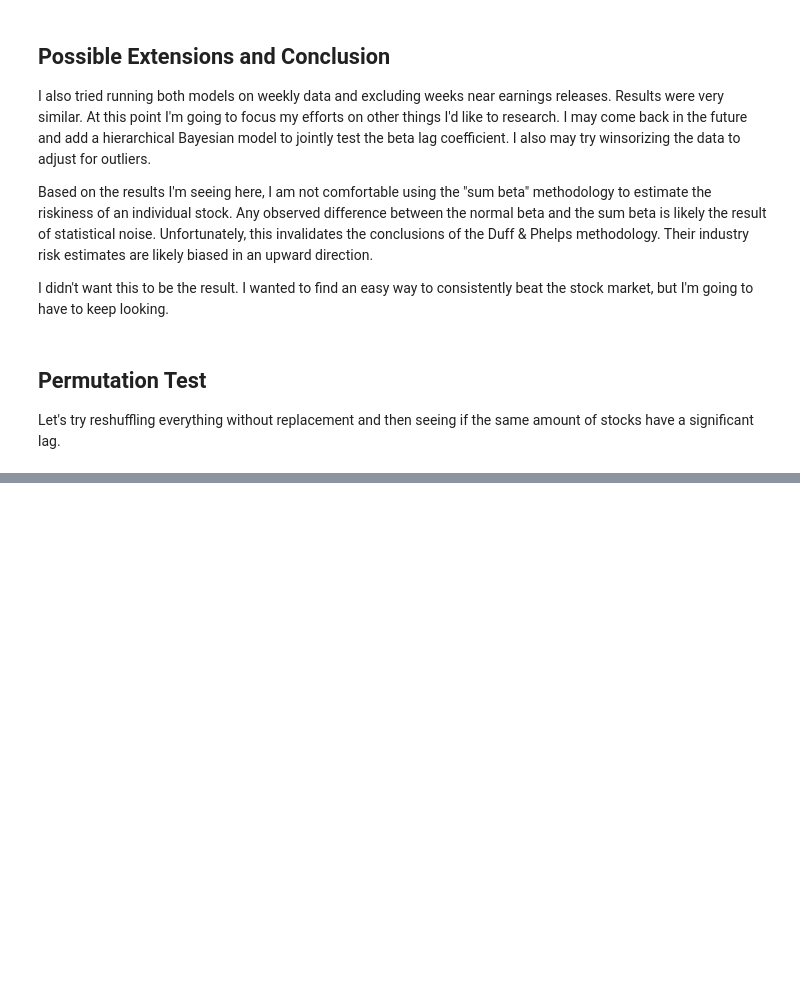
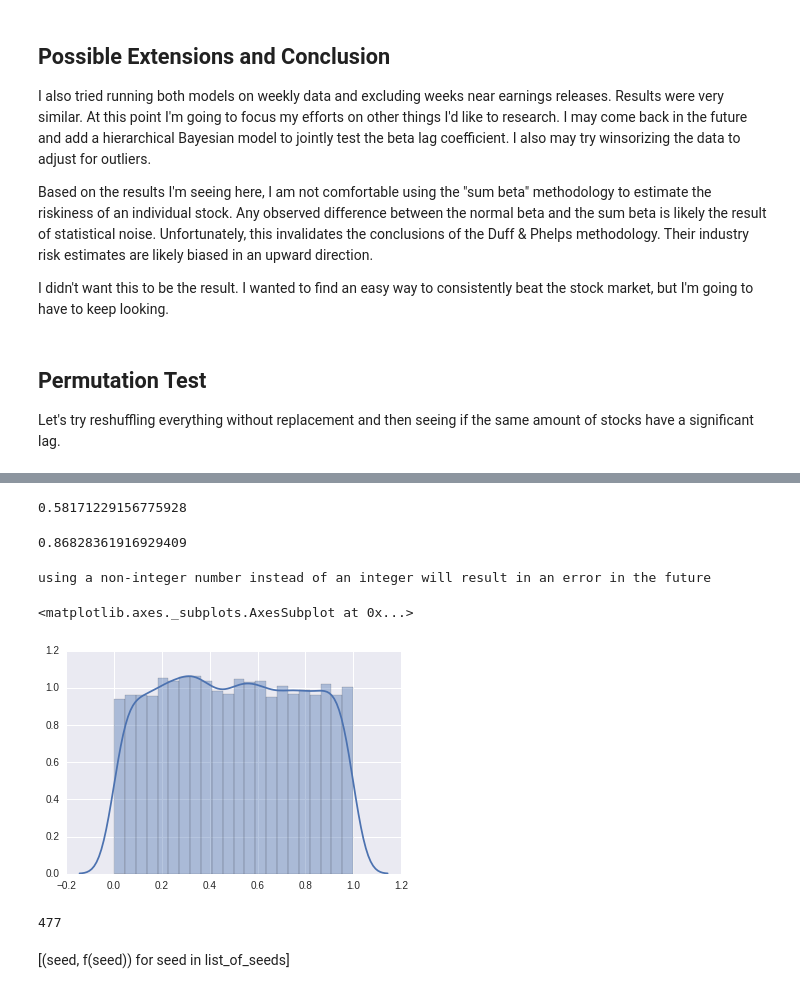
Before and after one commit to Anhmike/wmcm, a Jupyter notebook: ddm_tests/Beta_Lag_Effect.ipynb, the cells around one changed output, grey strips where cells are left out. Drawn from its saved outputs; the diff is of its cells as text; code cells hidden in the pictures; blank space fills up the shorter version.

Commit message:
permutation test for single stock

```diff
--- a/ddm_tests/Beta_Lag_Effect.ipynb
+++ b/ddm_tests/Beta_Lag_Effect.ipynb
@@ -337,0 +431,9 @@ Let's try reshuffling everything without replacement and then seeing if the same
+# %%
+def dotheshuffle(df):
+    new_index=list(df.index)
+    random.shuffle(new_index)
+    df=df.ix[new_index]
+    df.reset_index()
+    return df
+
+sstock['LULU'].analysis_df['lag_ret_cc_market'] = dotheshuffle(sstock['LULU'].analysis_df['lag_ret_cc_market']).values
@@ -337,0 +455,38 @@ Let's try reshuffling everything without replacement and then seeing if the same
+# %%
+sstock['LULU'].model_sr = sm.ols('ret_cc ~ ret_cc_market',
+                                 data=sstock['LULU'].analysis_df).fit()
+
+sstock['LULU'].model_mr = sm.ols('ret_cc ~ ret_cc_market + lag_ret_cc_market',
+                                 data=sstock['LULU'].analysis_df).fit()
+# %%
+sstock['LULU'].model_mr.pvalues[2]
+# %% [output]
+0.58171229156775928
+# %%
+def shuffle_and_return_p(stock):
+    stock.analysis_df['lag_ret_cc_market'] = dotheshuffle(stock.analysis_df['lag_ret_cc_market']).values
+    stock.model_sr = sm.ols('ret_cc ~ ret_cc_market',
+                                     data=stock.analysis_df).fit()
+
+    stock.model_mr = sm.ols('ret_cc ~ ret_cc_market + lag_ret_cc_market',
+                                     data=stock.analysis_df).fit()
+
+    return stock.model_mr.pvalues[2]
+# %%
+shuffle_and_return_p(sstock['LULU'])
+# %% [output]
+0.86828361916929409
+# %%
+shuffled_pvalues = [shuffle_and_return_p(sstock['LULU']) for n in range(10000)]
+# %%
+sns.distplot(shuffled_pvalues)
+# %% [output]
+using a non-integer number instead of an integer will result in an error in the future
+<matplotlib.axes._subplots.AxesSubplot at 0x...>
+[figure, added]
+# %%
+sum(i < 0.05 for i in shuffled_pvalues)
+# %% [output]
+477
+# %% [markdown]
+[(seed, f(seed)) for seed in list_of_seeds]
```
Also changed, not shown: parts of 32 cells of this notebook, 2 other files.
